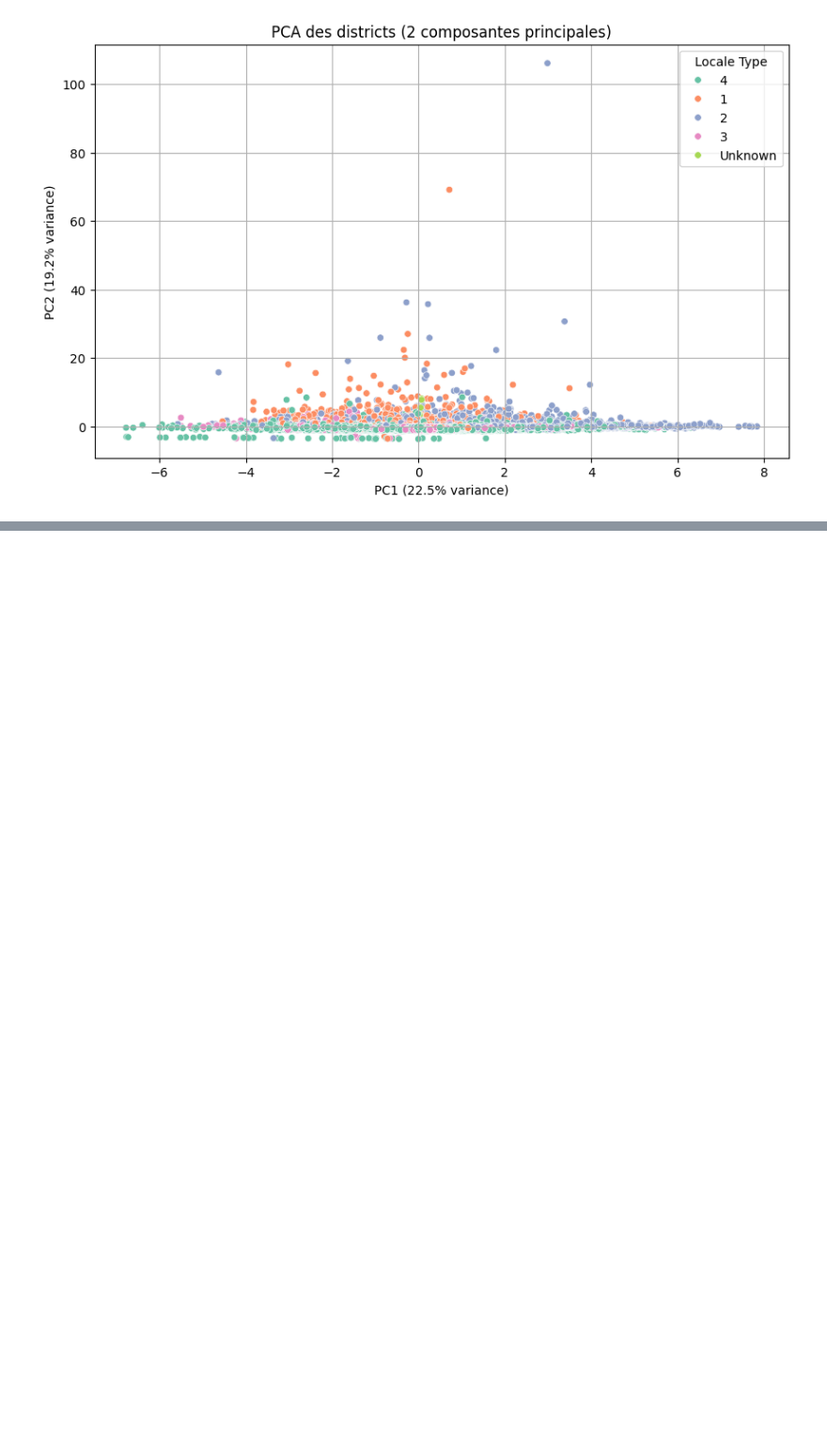
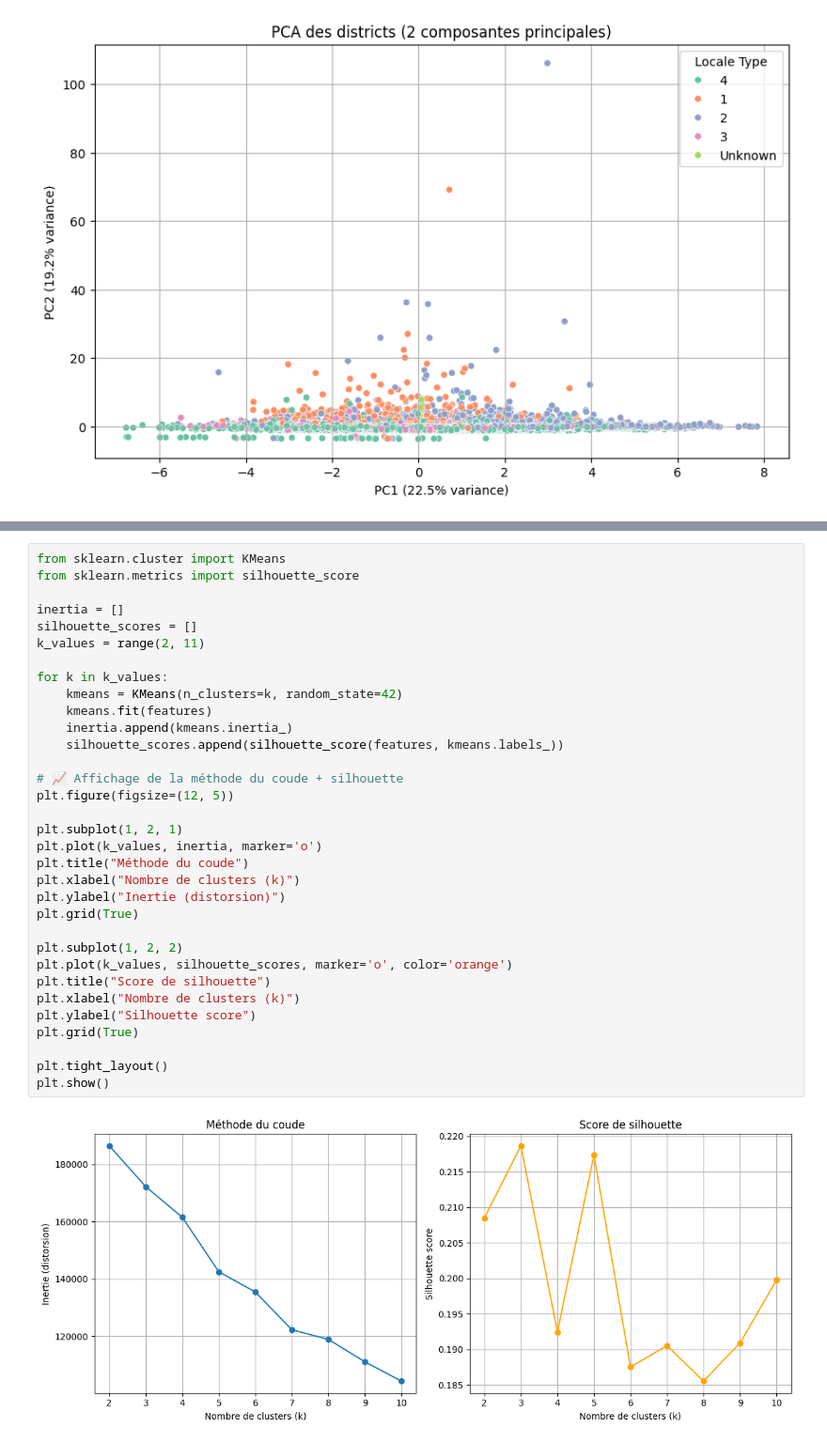
Before and after one commit to Simiamine/Electric_School_Bus_ML_Project, a Jupyter notebook: notebooks/esb_analysis.ipynb, the cells around one changed output, grey strips where cells are left out. Shown: that part at 94% size. Cells and saved outputs as stored; diff of their text form; blank space fills up the shorter version.

Commit message:
cluster

```diff
--- a/notebooks/esb_analysis.ipynb
+++ b/notebooks/esb_analysis.ipynb
@@ -145,0 +170,35 @@ plt.show()
+# %%
+from sklearn.cluster import KMeans
+from sklearn.metrics import silhouette_score
+
+inertia = []
+silhouette_scores = []
+k_values = range(2, 11)
+
+for k in k_values:
+    kmeans = KMeans(n_clusters=k, random_state=42)
+    kmeans.fit(features)
+    inertia.append(kmeans.inertia_)
+    silhouette_scores.append(silhouette_score(features, kmeans.labels_))
+
+# 📈 Affichage de la méthode du coude + silhouette
+plt.figure(figsize=(12, 5))
+
+plt.subplot(1, 2, 1)
+plt.plot(k_values, inertia, marker='o')
+plt.title("Méthode du coude")
+plt.xlabel("Nombre de clusters (k)")
+plt.ylabel("Inertie (distorsion)")
+plt.grid(True)
+
+plt.subplot(1, 2, 2)
+plt.plot(k_values, silhouette_scores, marker='o', color='orange')
+plt.title("Score de silhouette")
+plt.xlabel("Nombre de clusters (k)")
+plt.ylabel("Silhouette score")
+plt.grid(True)
+
+plt.tight_layout()
+plt.show()
+# %% [output]
+[figure, added]
```
Also changed, not shown: parts of 6 cells of this notebook.
